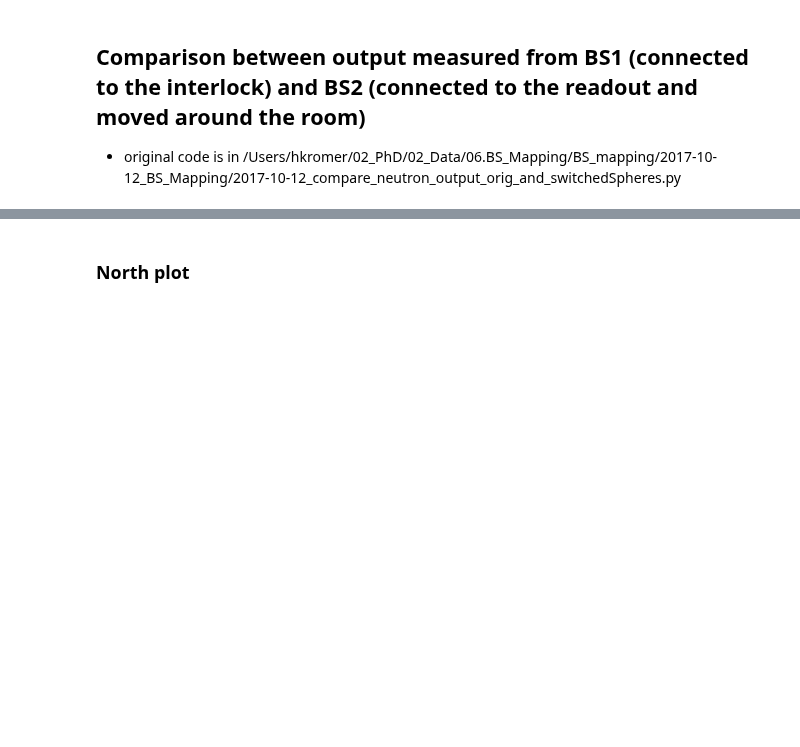
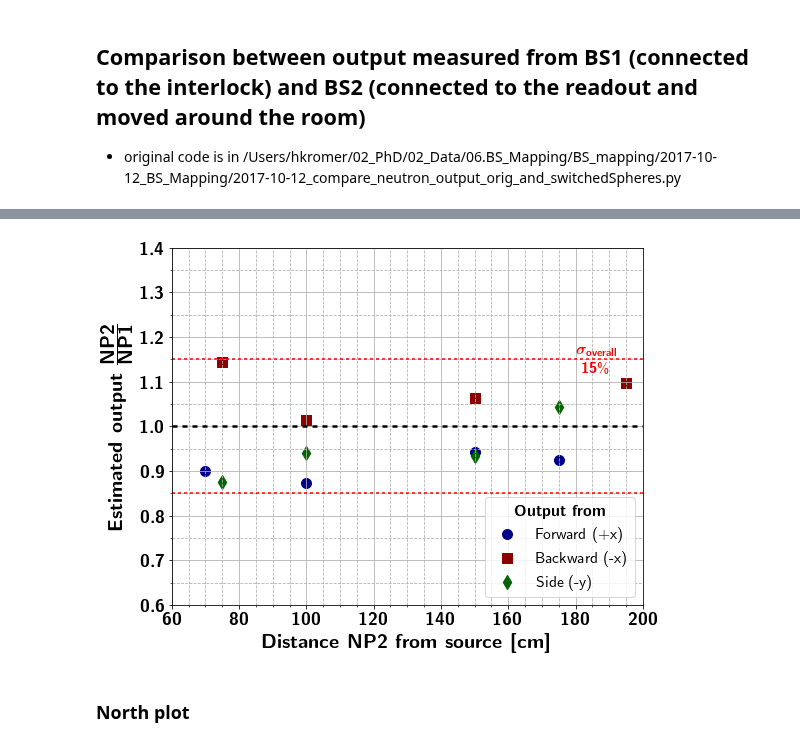
Before and after one commit to kromerh/phd_python, a Jupyter notebook: 09.BS_Mapping/01.NEW_TARGET.BS_mapping.new_target.ipynb, the cells around one changed output, grey strips where cells are left out. Drawn from its saved outputs; the diff is of its cells as text; code cells hidden in the pictures; blank space fills up the shorter version.

```diff
--- a/09.BS_Mapping/01.NEW_TARGET.BS_mapping.new_target.ipynb
+++ b/09.BS_Mapping/01.NEW_TARGET.BS_mapping.new_target.ipynb
@@ -337,35 +413,37 @@ labels = ['Forward (+x)', 'Backward (-x)', 'Side (-y)']
 markers = ['o', 's', 'd']
 colors = ['darkblue', 'darkred', 'darkgreen']
 for dist, ratio, label, marker, color in zip(distances, ratios, labels, markers, colors):
     ax1.scatter(dist, ratio, label=label, marker=marker, s=markersize, color=color)
     ii = ii + 1
 ax1.plot(xlims, [1.0, 1.0], dashes=[2,2], color='black', linewidth=2.5)
 ax1.plot(xlims, [1.15, 1.15], dashes=[2,2], color='red', linewidth=1.5)
 ax1.plot(xlims, [0.85, 0.85], dashes=[2,2], color='red', linewidth=1.5)
-ax1.text(180, 1.16 ,r"$\sigma_{overall}$", fontsize=14, color='red')
-ax1.text(182, 1.12 ,r"$15$\%", fontsize=13, color='red')
+ax1.text(180, 1.16 ,r"$\sigma_{overall}$", fontsize=15, color='red')
+ax1.text(182, 1.12 ,r"$15$\%", fontsize=15, color='red')
 
 
 plt.xlabel(r'\textbf{Distance NP2 from source [cm]}', fontsize=fs)
 plt.ylabel(r'\textbf{Estimated output} ' + r'$\frac{\textbf{NP2}}{\textbf{NP1}}$', fontsize=fs)
 
 
 
 ax1.grid(b=True, which='major', linestyle='-')
 ax1.grid(b=True, which='minor', linestyle='--')
 
 plt.ylim(0.6,1.4)
 plt.xlim(xlims)
 
 ax1.tick_params('x', colors='black', labelsize=fs-2)
 ax1.tick_params('y', colors='black', labelsize=fs-2)
 
 leg2 = plt.legend(fontsize=fs-4, loc='lower right')
 leg2.set_title(r"\textbf{Output from}", prop = {'size': fs-4})
 plt.tight_layout()
 plt.savefig(f'{outputfolder}/{figname}/{figname}.pdf')
 plt.show()
 plt.close()
+# %% [output]
+[figure, added]
 # %% [markdown]
 ### North plot
 # %%
```
Also changed, not shown: parts of 12 cells of this notebook, 19 other files.
